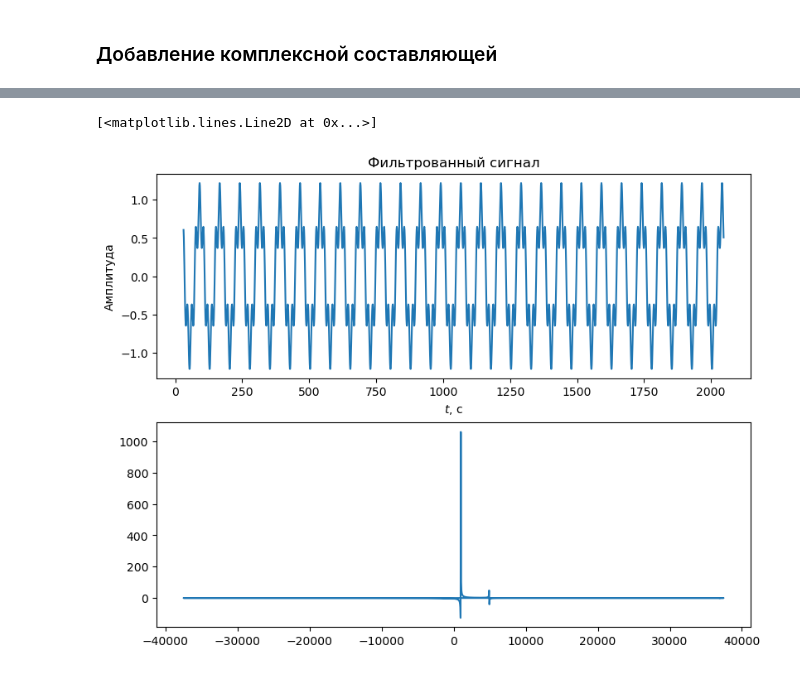
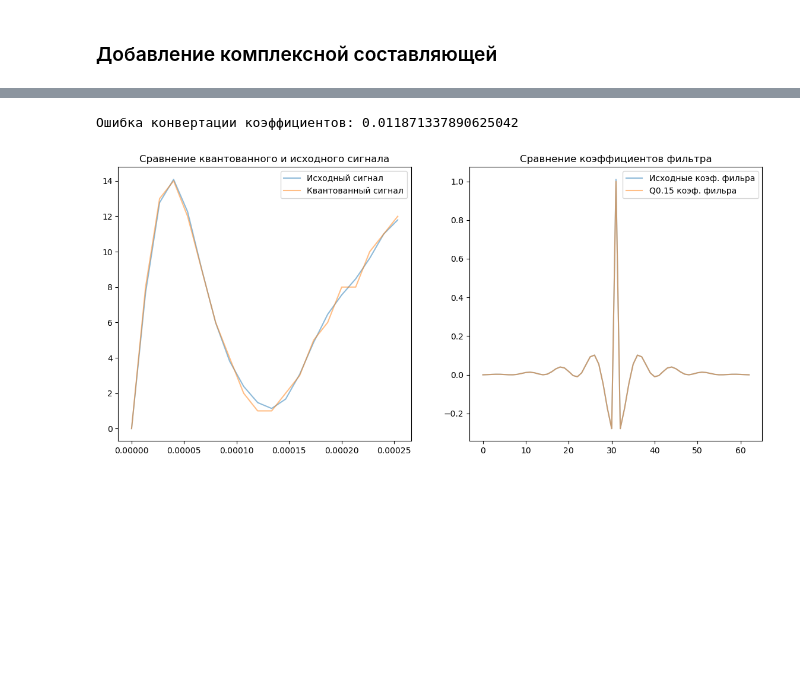
Before and after one commit to Otkuda/rtl-fir-filter, a Jupyter notebook: model/plots.ipynb, the cells around one changed output, grey strips where cells are left out. Drawn from its saved outputs; the diff is of its cells as text; code cells hidden in the pictures; blank space fills up the shorter version.

```diff
--- a/model/plots.ipynb
+++ b/model/plots.ipynb
@@ -53,7 +53,7 @@ lowpassCoefs  = {}
 bandstopCoefs = {}
 
 cutoffFreqL = 1000
-cutoffFreqH = 7000
+cutoffFreqH = 10000
 
 
 for el in lowpassTaps:
@@ -186,11 +184,24 @@ Text(0.5, 1.0, 'Переходная характеристика фильтра
 # %% [markdown]
 ### Добавление комплексной составляющей
 # %%
-compSig = generateComplexSinWave(1000, 0, 1, 75000)
-compSig += generateComplexSinWave(5000, 0, 1, 75000)
+complexSignal = np.zeros(n, dtype=np.complex128)
+for (f, a) in freqParts.items():
+  complexSignal += generateComplexSinWave(f, 0, a, samplingF, n)
 
-fig, (ax0, ax1) = plt.subplots(2, 1, layout="constrained")
+fig, (ax0, ax1, ax2) = plt.subplots(3, 1, layout="constrained", figsize=(8,7))
 
-ax0.plot(x, compSig.real)
-ax1.plot(x, compSig.imag)
+ax0.plot(x, complexSignal.real)
+ax0.set_title("Действительная составляющая сигнала")
+ax0.set_ylabel("Амплитуда")
+
+ax1.plot(x, complexSignal.imag)
+ax1.set_title("Комлексная составляющая сигнала")
+ax1.set_ylabel("Амплитуда")
+ax1.set_xlabel(r"$t$, c")
+
+ax2.plot(fftshift(fftfreq(n, 1/samplingF)), fftshift(fft(complexSignal.real)), alpha=.4, label="Действительный")
+ax2.plot(fftshift(fftfreq(n, 1/samplingF)), fftshift(fft(complexSignal.imag)), alpha=.4, label="Комплексный")
+ax2.set_title("Спектр сигнала")
+ax2.set_xlabel(r"$F$, Hz")
+ax2.legend()
 # %% [output]
@@ -199,14 +212,20 @@ ax1.plot(x, compSig.imag)
 # %%
-compFilteredSignal = filt.filterSignal(compSig)
+qComplexSignal = quantizeSignal(complexSignal, 2**15)
 
-fig, (ax1, ax2) = plt.subplots(2, 1, figsize=(8, 6), layout="constrained")
+fig, (ax0, ax1) = plt.subplots(1, 2, figsize=(14, 6))
 
-ax1.set_title("Фильтрованный сигнал")
-ax1.set_ylabel("Амплитуда")
-ax1.set_xlabel(r"$t$, c")
+ax0.plot(x[:20], testSignal[:20], label="Исходный сигнал", alpha=.5)
+ax0.plot(x[:20], qComplexSignal.imag[:20], label="Квантованный сигнал", alpha=.5)
+ax0.set_title("Сравнение квантованного и исходного сигнала")
+ax0.legend()
 
-ax1.plot(range(chosenDepth, n), compFilteredSignal)
-ax2.plot(fftshift(fftfreq(n, 1/samplingF)[:2017]), fftshift(fft(compFilteredSignal)))
+ax1.plot(range(len(filt.coefs)), filt.coefs, label="Исходные коэф. фильра", alpha=.5)
+ax1.plot(range(len(filt.coefs)), filt.fixedCoeffs / 2 ** 15, label="Q0.15 коэф. фильра", alpha=.5)
+ax1.legend()
+ax1.set_title("Сравнение коэффициентов фильтра")
+
+filt_err = np.sum(np.abs(filt.coefs - (filt.fixedCoeffs / 2 ** 15)))
+print(f"Ошибка конвертации коэффициентов: {filt_err}")
 # %% [output]
-[<matplotlib.lines.Line2D at 0x...>]
+Ошибка конвертации коэффициентов: 0.011871337890625042
-[figure, old version]
+[figure, new version]
```
Also changed, not shown: parts of 14 cells of this notebook.
